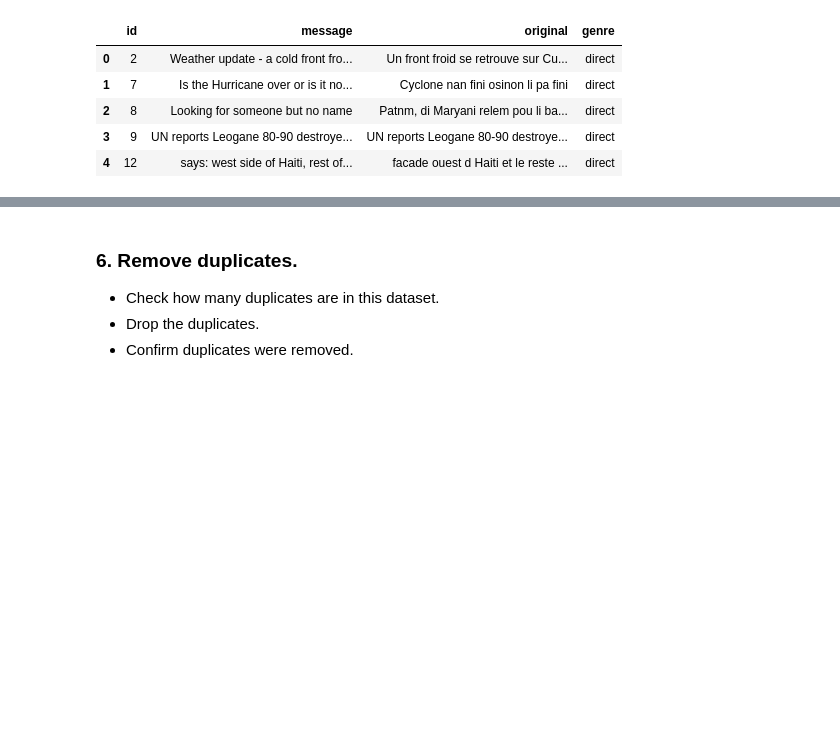
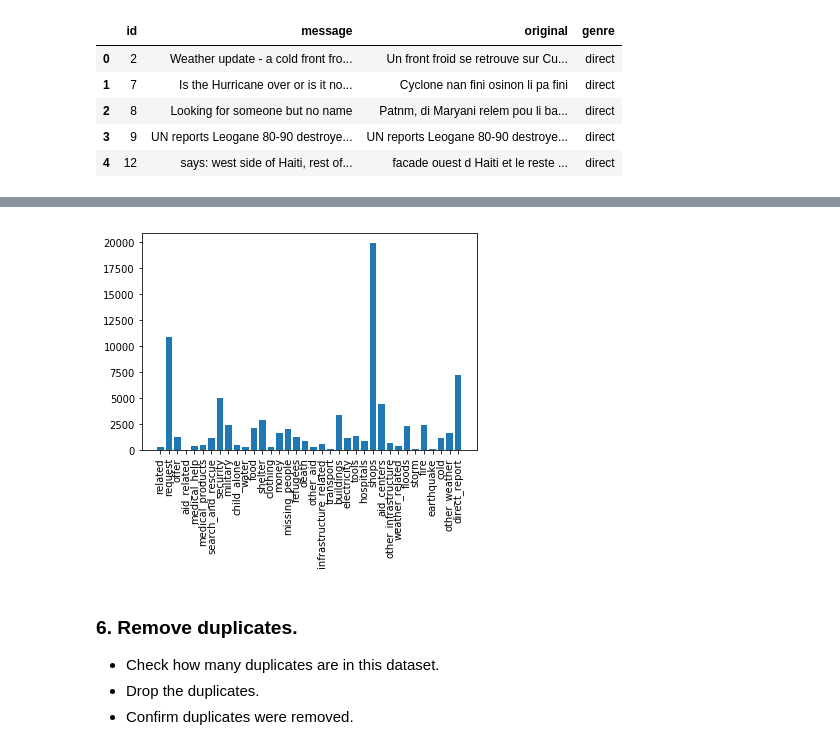
Before and after one commit to sschangi/Data-Science, a Jupyter notebook: Project-Disaster-Response-Pipeline/ETL_Pipeline_Preparation.ipynb, the cells around one changed output, grey strips where cells are left out. Saved outputs shown, nothing was run; the diff lists cells and outputs as text; code cells hidden in the pictures; blank space fills up the shorter version.

```diff
--- a/Project-Disaster-Response-Pipeline/ETL_Pipeline_Preparation.ipynb
+++ b/Project-Disaster-Response-Pipeline/ETL_Pipeline_Preparation.ipynb
@@ -107,0 +130,2 @@ categories.head()
+# %%
+categories.drop(categories[categories['related'] == 2].index, inplace = True)
@@ -135,4 +181,13 @@ df.head()
 5 rows × 40 columns
+# %%
+category_cols = list(df.columns)[4:]
+category_counts = list(df[category_cols].apply(lambda x : x.value_counts()).loc[1, :])
+# %%
+import matplotlib.pyplot as plt
+plt.bar(category_cols, category_counts);
+plt.xticks(range(len(category_cols)), category_cols, rotation='vertical');
+# %% [output]
+[figure, added]
 # %% [markdown]
 ### 6. Remove duplicates.
 - Check how many duplicates are in this dataset.
```
Also changed, not shown: parts of 9 cells of this notebook, 1 other file.
